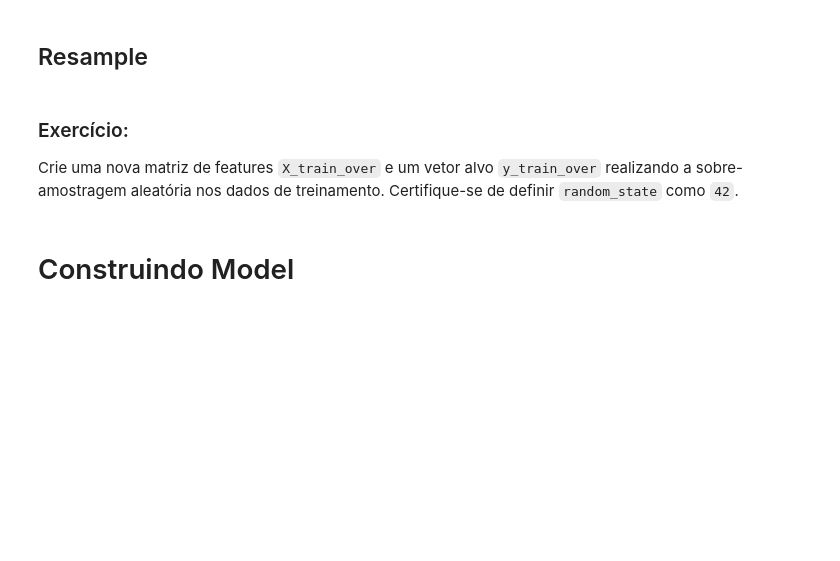
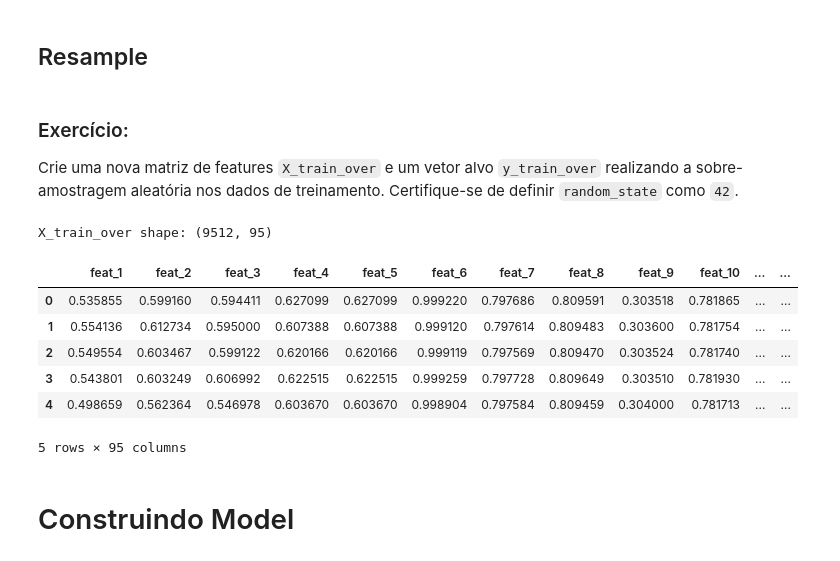
Before and after one commit to Pietro2704/Python, a Jupyter notebook: Python-IA/Projetos/IA__Projeto_3.ipynb, the cells around one changed output. Drawn from its saved outputs; the diff is of its cells as text; code cells hidden in the pictures; blank space fills up the shorter version.

```diff
--- a/Python-IA/Projetos/IA__Projeto_3.ipynb
+++ b/Python-IA/Projetos/IA__Projeto_3.ipynb
@@ -74,8 +128,8 @@ Os dados estão desbalanceados? Crie um gráfico de barras que mostre a contagem
 ### Exercício:
 Crie sua matriz de features `X` e o vetor alvo `y`. Seu alvo é `"bankrupt"`.
 # %%
-target = ...
-X = ...
-y = ...
+target = "bankrupt"
+X = df.drop(columns=target)
+y = df[target]
 print("X shape:", X.shape)
 print("y shape:", y.shape)
@@ -83,7 +140,7 @@ print("y shape:", y.shape)
 ### Exercício:
 Divida seu conjunto de dados em conjuntos de treinamento e teste usando uma divisão aleatória. Seu conjunto de teste deve ser 20% dos seus dados. Certifique-se de definir `random_state` como `42`.
 # %%
-X_train, X_test, y_train, y_test = ...
+X_train, X_test, y_train, y_test = train_test_split(X,y,test_size=0.2, random_state=42)
 print("X_train shape:", X_train.shape)
 print("y_train shape:", y_train.shape)
 print("X_test shape:", X_test.shape)
@@ -94,10 +156,19 @@ print("y_test shape:", y_test.shape)
 ### Exercício:
 Crie uma nova matriz de features `X_train_over` e um vetor alvo `y_train_over` realizando a sobre-amostragem aleatória nos dados de treinamento. Certifique-se de definir `random_state` como `42`.
 # %%
-over_sampler = ...
-X_train_over, y_train_over = ...
+over_sampler = RandomOverSampler(random_state=42)
+X_train_over, y_train_over = over_sampler.fit_resample(X_train, y_train)
 print("X_train_over shape:", X_train_over.shape)
 X_train_over.head()
+# %% [output]
+X_train_over shape: (9512, 95)
+|  | feat_1 | feat_2 | feat_3 | feat_4 | feat_5 | feat_6 | feat_7 | feat_8 | feat_9 | feat_10 | ... | ... |
+| 0 | 0.535855 | 0.599160 | 0.594411 | 0.627099 | 0.627099 | 0.999220 | 0.797686 | 0.809591 | 0.303518 | 0.781865 | ... | ... |
+| 1 | 0.554136 | 0.612734 | 0.595000 | 0.607388 | 0.607388 | 0.999120 | 0.797614 | 0.809483 | 0.303600 | 0.781754 | ... | ... |
+| 2 | 0.549554 | 0.603467 | 0.599122 | 0.620166 | 0.620166 | 0.999119 | 0.797569 | 0.809470 | 0.303524 | 0.781740 | ... | ... |
+| 3 | 0.543801 | 0.603249 | 0.606992 | 0.622515 | 0.622515 | 0.999259 | 0.797728 | 0.809649 | 0.303510 | 0.781930 | ... | ... |
+| 4 | 0.498659 | 0.562364 | 0.546978 | 0.603670 | 0.603670 | 0.998904 | 0.797584 | 0.809459 | 0.304000 | 0.781713 | ... | ... |
+5 rows × 95 columns
 # %% [markdown]
 # Construindo Model
 # %% [markdown]
```
Also changed, not shown: parts of 24 cells of this notebook.
